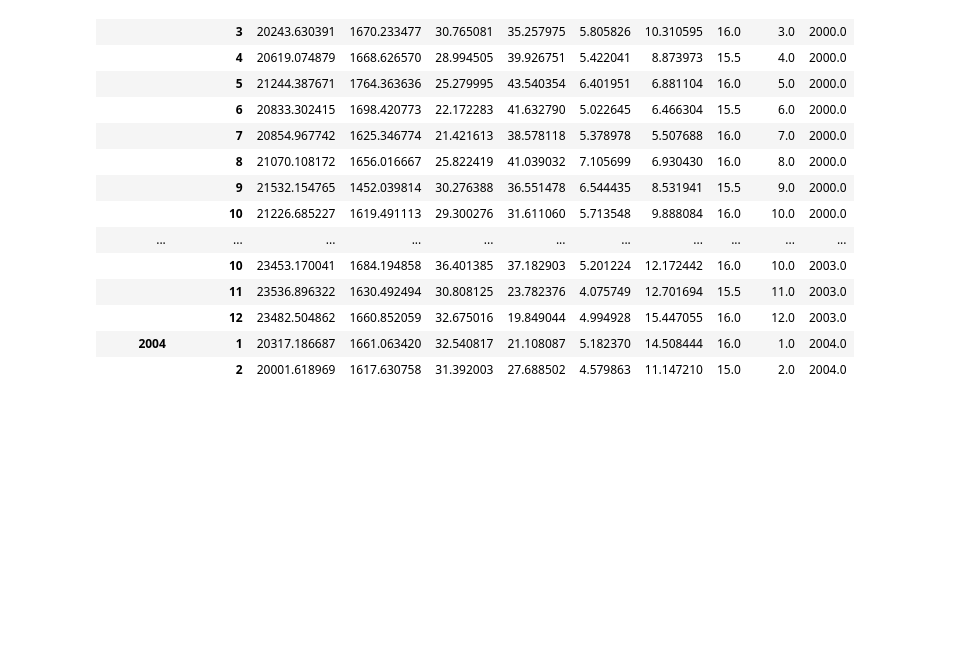
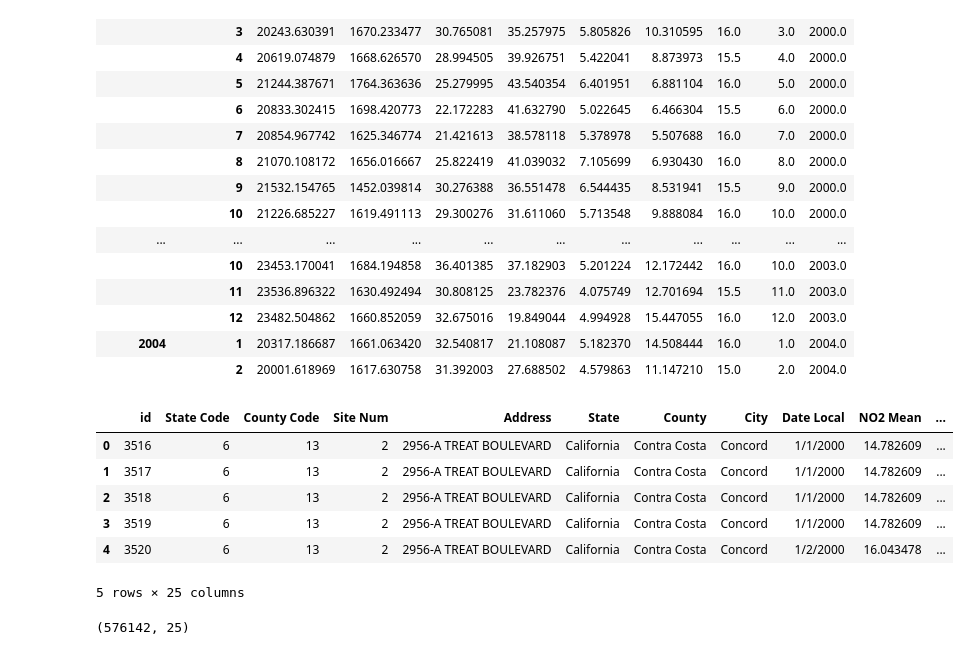
Before and after one commit to nnajmi/MachineLearning, a Jupyter notebook: US-Pollution/Data Mining Project.ipynb, the cells around one changed output. Saved outputs shown, nothing was run; the diff lists cells and outputs as text; code cells hidden in the pictures; blank space fills up the shorter version.

Commit message:
Data Exploration

```diff
--- a/US-Pollution/Data Mining Project.ipynb
+++ b/US-Pollution/Data Mining Project.ipynb
@@ -228,3 +232,19 @@ dataCA.groupby(['year', 'month']).mean().head(50)
 |  | 12 | 23482.504862 | 1660.852059 | 32.675016 | 19.849044 | 4.994928 | 15.447055 | 16.0 | 12.0 | 2003.0 |
 | 2004 | 1 | 20317.186687 | 1661.063420 | 32.540817 | 21.108087 | 5.182370 | 14.508444 | 16.0 | 1.0 | 2004.0 |
 |  | 2 | 20001.618969 | 1617.630758 | 31.392003 | 27.688502 | 4.579863 | 11.147210 | 15.0 | 2.0 | 2004.0 |
+# %%
+data = pd.read_csv("pollution_us_2000_2016.csv/shrinked.csv")
+# %%
+data.head()
+# %% [output]
+|  | id | State Code | County Code | Site Num | Address | State | County | City | Date Local | NO2 Mean | ... |
+| 0 | 3516 | 6 | 13 | 2 | 2956-A TREAT BOULEVARD | California | Contra Costa | Concord | 1/1/2000 | 14.782609 | ... |
+| 1 | 3517 | 6 | 13 | 2 | 2956-A TREAT BOULEVARD | California | Contra Costa | Concord | 1/1/2000 | 14.782609 | ... |
+| 2 | 3518 | 6 | 13 | 2 | 2956-A TREAT BOULEVARD | California | Contra Costa | Concord | 1/1/2000 | 14.782609 | ... |
+| 3 | 3519 | 6 | 13 | 2 | 2956-A TREAT BOULEVARD | California | Contra Costa | Concord | 1/1/2000 | 14.782609 | ... |
+| 4 | 3520 | 6 | 13 | 2 | 2956-A TREAT BOULEVARD | California | Contra Costa | Concord | 1/2/2000 | 16.043478 | ... |
+5 rows × 25 columns
+# %%
+data.shape
+# %% [output]
+(576142, 25)
```
Also changed, not shown: parts of 2 cells of this notebook, 1 other file.
